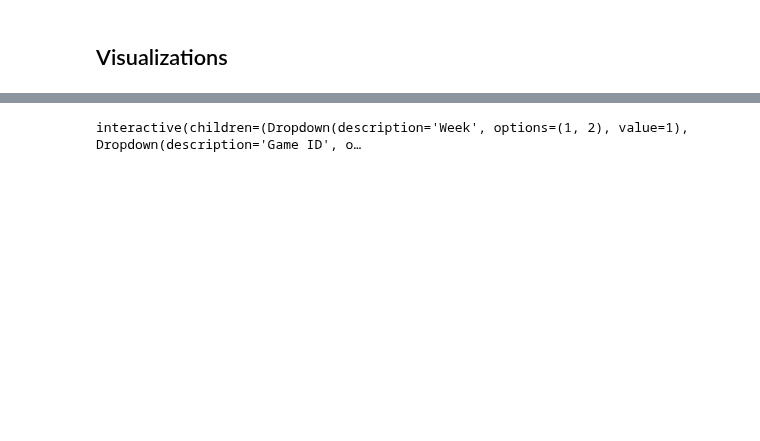
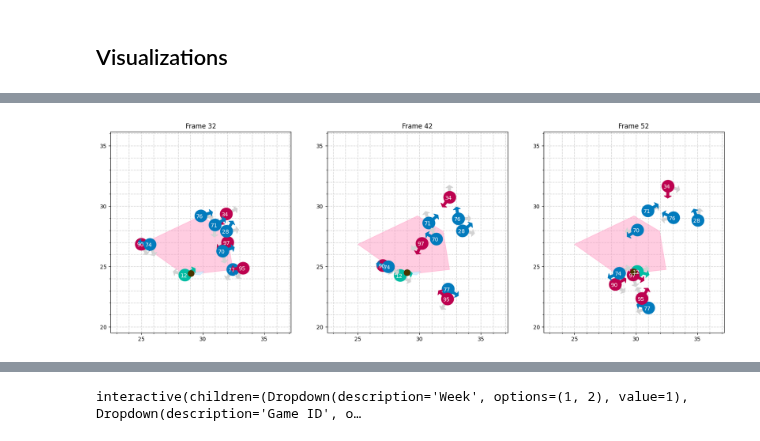
Before and after one commit to vingkan/nflbigdatabowl2023, a Jupyter notebook: notebooks/vinesh/spotlight_search.ipynb, the cells around one changed output, grey strips where cells are left out. Drawn from its saved outputs; the diff is of its cells as text; code cells hidden in the pictures; blank space fills up the shorter version.

```diff
--- a/notebooks/vinesh/spotlight_search.ipynb
+++ b/notebooks/vinesh/spotlight_search.ipynb
@@ -241,0 +252,4 @@ df_results[cols].head()
+# %%
+plot_spotlight(game_id=2021092000, play_id=970)
+# %% [output]
+[figure, added]
```
Also changed, not shown: parts of 6 cells of this notebook, 1 other file.
